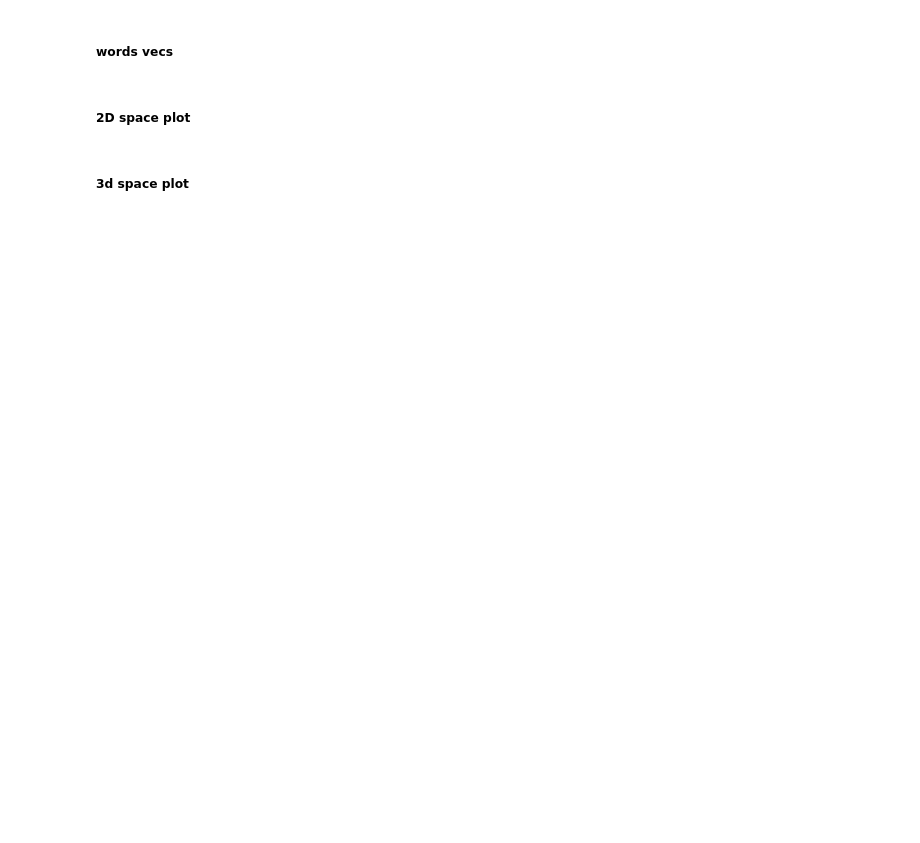
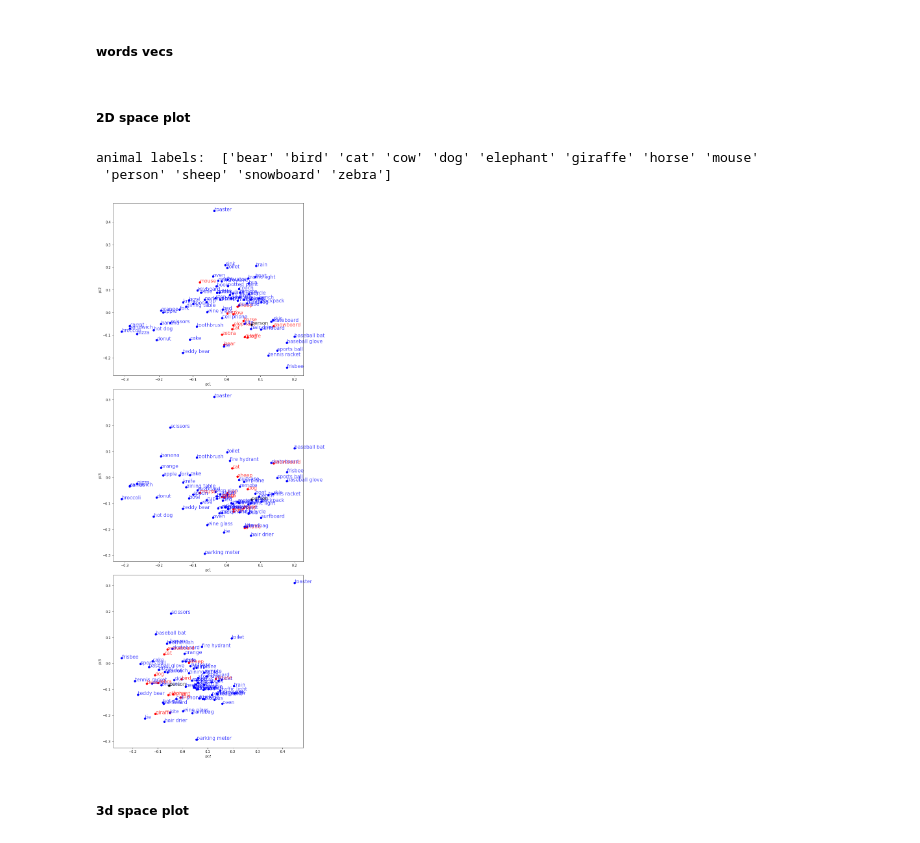
Before and after one commit to sunaguo/nsddatapaper_rsa, a Jupyter notebook: Untitled.ipynb, the cells around one changed output. Cells and saved outputs as stored; diff of their text form; code cells hidden in the pictures; blank space fills up the shorter version.

```diff
--- a/Untitled.ipynb
+++ b/Untitled.ipynb
@@ -372,7 +376,7 @@ mask_df = ROI_df[ ROI_df[group_level] == mask_name ]
 
 # make mask
 mask = np.array([False for _ in range(len(maskdata))])
-for roi, roi_name in zip(ROI_df["ROI_id"], ROI_df["ROI_name"]):  # include PCV
+for roi, roi_name in zip(mask_df["ROI_id"], mask_df["ROI_name"]):  # include PCV
     mask = mask | (maskdata == roi)
 
 masked_betas = betas[mask, :]
@@ -447,33 +465,55 @@ for i, pc in enumerate(pcs[:3]):
         print(f"\t{val:.2f}\t{cate}")
 # %% [markdown]
 ##### 2D space plot
+# %%
+# ===== NSD defined colors (people vs animate vs inanimate)
+from utils.utils import category_dict
+
+animate_cate_bools = np.array(list(category_dict.values())).astype(bool) #animals
+print("animal labels: ", all_labels[animate_cate_bools])
+
+colors = np.array(["" for _ in range(80)])
+colors[animate_cate_bools] = "red"
+colors[49] = "k"
+
+inanimate_cate_bools = ~animate_cate_bools
+colors[inanimate_cate_bools] = "blue"
+# %% [output]
+animal labels:  ['bear' 'bird' 'cat' 'cow' 'dog' 'elephant' 'giraffe' 'horse' 'mouse'
+ 'person' 'sheep' 'snowboard' 'zebra']
+# %%
+# ===== load saved subj color pcs
+colors = np.load(f"{outpath}/cate_pcs/{sub}_{mask_name}_{n_sessions}_colormap.npy")
 # %%
 %matplotlib inline
 
-fig, axes = plt.subplots(3,1,figsize=(10,30))
+fig, axes = plt.subplots(3,1,figsize=(10,24))
 
 ax = axes[0]
 ax.scatter(pcs[0], pcs[1], c=colors)
 ax.set_xlabel('pc1')
 ax.set_ylabel('pc2')
 for i in range(80):
     ax.text(pcs[0,i],pcs[1,i], all_labels[i], size=15, zorder=1,  color=colors[i], alpha=0.7)
 
 ax = axes[1]
 ax.scatter(pcs[0], pcs[2], c=colors)
 ax.set_xlabel('pc1')
 ax.set_ylabel('pc3')
 for i in range(80):
     ax.text(pcs[0,i],pcs[2,i], all_labels[i], size=15, zorder=1,  color=colors[i], alpha=0.7)
 
 ax = axes[2]
 ax.scatter(pcs[1], pcs[2], c=colors)
 ax.set_xlabel('pc2')
 ax.set_ylabel('pc3')
 for i in range(80):
     ax.text(pcs[1,i],pcs[2,i], all_labels[i], size=15, zorder=1,  color=colors[i], alpha=0.7)
 
+plt.tight_layout()
 # plt.savefig(f"{outpath}/cate_pcs/{sub}_{mask_name}_{n_sessions}_category_pcs.png", dpi=300)
+# %% [output]
+[figure, added]
 # %% [markdown]
 ##### 3d space plot
 # %%
```
Also changed, not shown: parts of 16 cells of this notebook, 58 other files.
